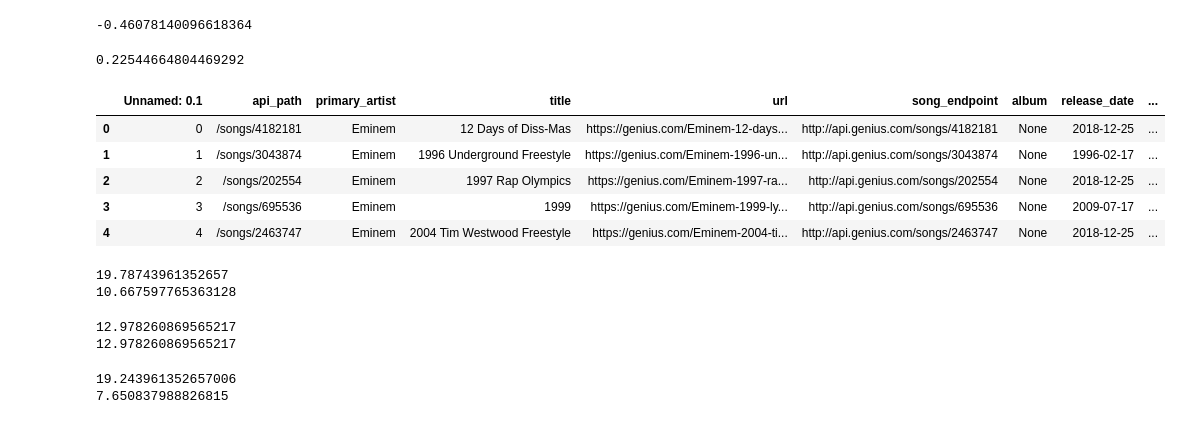
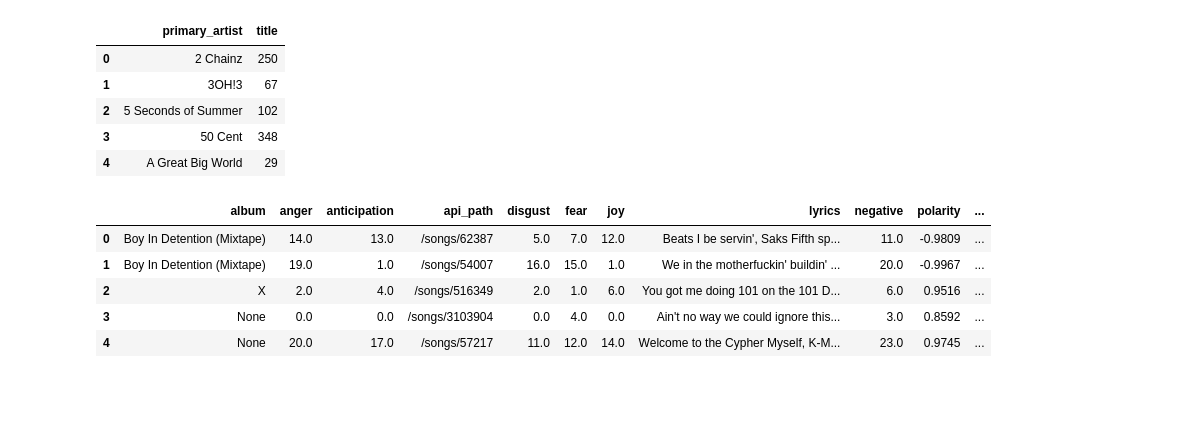
Before and after one commit to dunyaoguz/lyrics_decomposed, a Jupyter notebook: example.ipynb, the cells around one changed output. Saved outputs shown, nothing was run; the diff lists cells and outputs as text; code cells hidden in the pictures; blank space fills up the shorter version.

```diff
--- a/example.ipynb
+++ b/example.ipynb
@@ -18,4 +18,4 @@ from sklearn.cluster import KMeans
 import random
 from sklearn.decomposition import PCA
 # %%
-df_1 = pd.read_csv('sentiment_data/eminem.csv', index_col=0)
+df = pd.read_csv('sentiment_data/grand_df.csv', index_col=0)
@@ -24,35 +22,11 @@ df_2 = pd.read_csv('sentiment_data/drake.csv', index_col=0)
-# %%
-df_1.polarity.mean()
-# %% [output]
--0.46078140096618364
-# %%
-df_2.polarity.mean()
-# %% [output]
-0.22544664804469292
+# %%
+count = df.groupby('primary_artist')[['title']].count().reset_index()
 # %%
-df_1.head()
+count.head()
 # %% [output]
-|  | Unnamed: 0.1 | api_path | primary_artist | title | url | song_endpoint | album | release_date | ... |
-| 0 | 0 | /songs/4182181 | Eminem | 12 Days of Diss-Mas | https://genius.com/Eminem-12-days... | http://api.genius.com/songs/4182181 | None | 2018-12-25 | ... |
-| 1 | 1 | /songs/3043874 | Eminem | 1996 Underground Freestyle | https://genius.com/Eminem-1996-un... | http://api.genius.com/songs/3043874 | None | 1996-02-17 | ... |
-| 2 | 2 | /songs/202554 | Eminem | 1997 Rap Olympics | https://genius.com/Eminem-1997-ra... | http://api.genius.com/songs/202554 | None | 2018-12-25 | ... |
-| 3 | 3 | /songs/695536 | Eminem | 1999 | https://genius.com/Eminem-1999-ly... | http://api.genius.com/songs/695536 | None | 2009-07-17 | ... |
-| 4 | 4 | /songs/2463747 | Eminem | 2004 Tim Westwood Freestyle | https://genius.com/Eminem-2004-ti... | http://api.genius.com/songs/2463747 | None | 2018-12-25 | ... |
+|  | primary_artist | title |
+| 0 | 2 Chainz | 250 |
+| 1 | 3OH!3 | 67 |
+| 2 | 5 Seconds of Summer | 102 |
+| 3 | 50 Cent | 348 |
+| 4 | A Great Big World | 29 |
-# %%
-print(df_1.anger.mean())
-print(df_2.anger.mean())
-# %% [output]
-19.78743961352657
-10.667597765363128
-# %%
-print(df_1.anticipation.mean())
-print(df_2.anticipation.mean())
-# %% [output]
-12.978260869565217
-12.978260869565217
-# %%
-print(df_1.fear.mean())
-print(df_2.fear.mean())
-# %% [output]
-19.243961352657006
-7.650837988826815
@@ -58,0 +35,9 @@ print(df_2.fear.mean())
+# %%
+df.head()
+# %% [output]
+|  | album | anger | anticipation | api_path | disgust | fear | joy | lyrics | negative | polarity | ... |
+| 0 | Boy In Detention (Mixtape) | 14.0 | 13.0 | /songs/62387 | 5.0 | 7.0 | 12.0 | Beats I be servin', Saks Fifth sp... | 11.0 | -0.9809 | ... |
+| 1 | Boy In Detention (Mixtape) | 19.0 | 1.0 | /songs/54007 | 16.0 | 15.0 | 1.0 | We in the motherfuckin' buildin' ... | 20.0 | -0.9967 | ... |
+| 2 | X | 2.0 | 4.0 | /songs/516349 | 2.0 | 1.0 | 6.0 | You got me doing 101 on the 101 D... | 6.0 | 0.9516 | ... |
+| 3 | None | 0.0 | 0.0 | /songs/3103904 | 0.0 | 4.0 | 0.0 | Ain't no way we could ignore this... | 3.0 | 0.8592 | ... |
+| 4 | None | 20.0 | 17.0 | /songs/57217 | 11.0 | 12.0 | 14.0 | Welcome to the Cypher Myself, K-M... | 23.0 | 0.9745 | ... |
```
Also changed, not shown: parts of 10 cells of this notebook, 16 other files.
